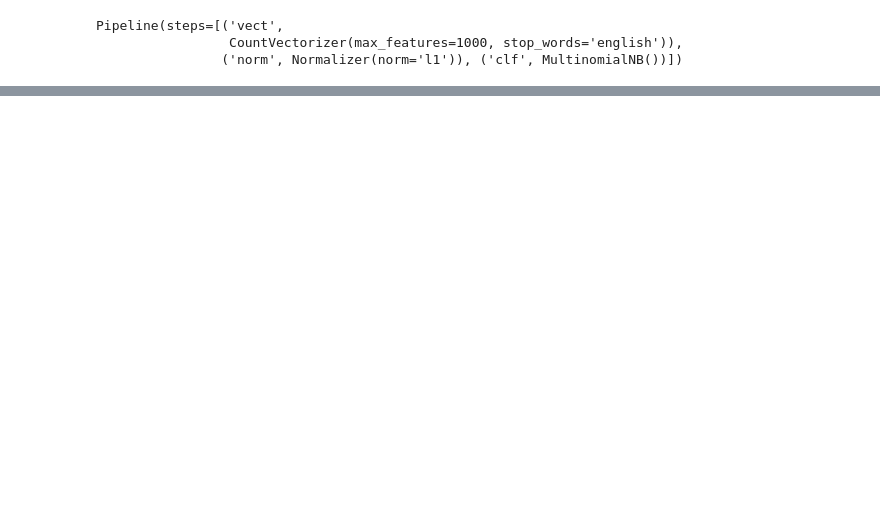
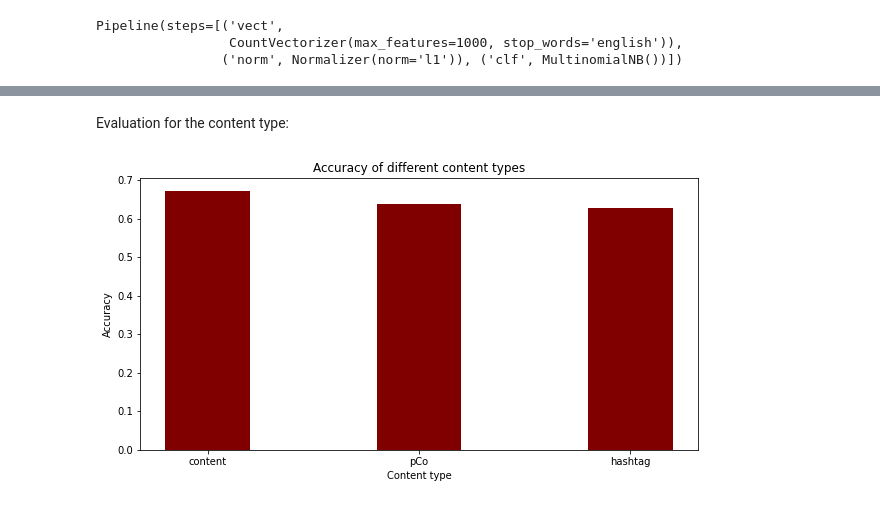
Before and after one commit to OrenPin/Instagram-Prediction---Data-Analysis, a Jupyter notebook: PostAnalysis.ipynb, the cells around one changed output, grey strips where cells are left out. Saved outputs shown, nothing was run; the diff lists cells and outputs as text; code cells hidden in the pictures; blank space fills up the shorter version.

```diff
--- a/PostAnalysis.ipynb
+++ b/PostAnalysis.ipynb
@@ -767,0 +657,20 @@ np.mean(predicted == df_duplicate['predict'])
+# %% [markdown]
+Evaluation for the content type:
+# %%
+data = {'content':np.mean(predicted_content == df_duplicate['predict']),
+        'pCo':np.mean(predicted_pCo == df_duplicate['predict']),
+        'hashtag':np.mean(predicted_hashtag == df_duplicate['predict'])}
+content_type_accuracy = list(data.keys())
+values = list(data.values())
+
+fig = plt.figure(figsize = (10, 5))
+
+# creating the bar plot
+plt.bar(content_type_accuracy, values, color ='maroon', width = 0.4)
+
+plt.xlabel("Content type")
+plt.ylabel("Accuracy")
+plt.title("Accuracy of different content types")
+plt.show()
+# %% [output]
+[figure, added]
```
Also changed, not shown: parts of 39 cells of this notebook, 1 other file.
